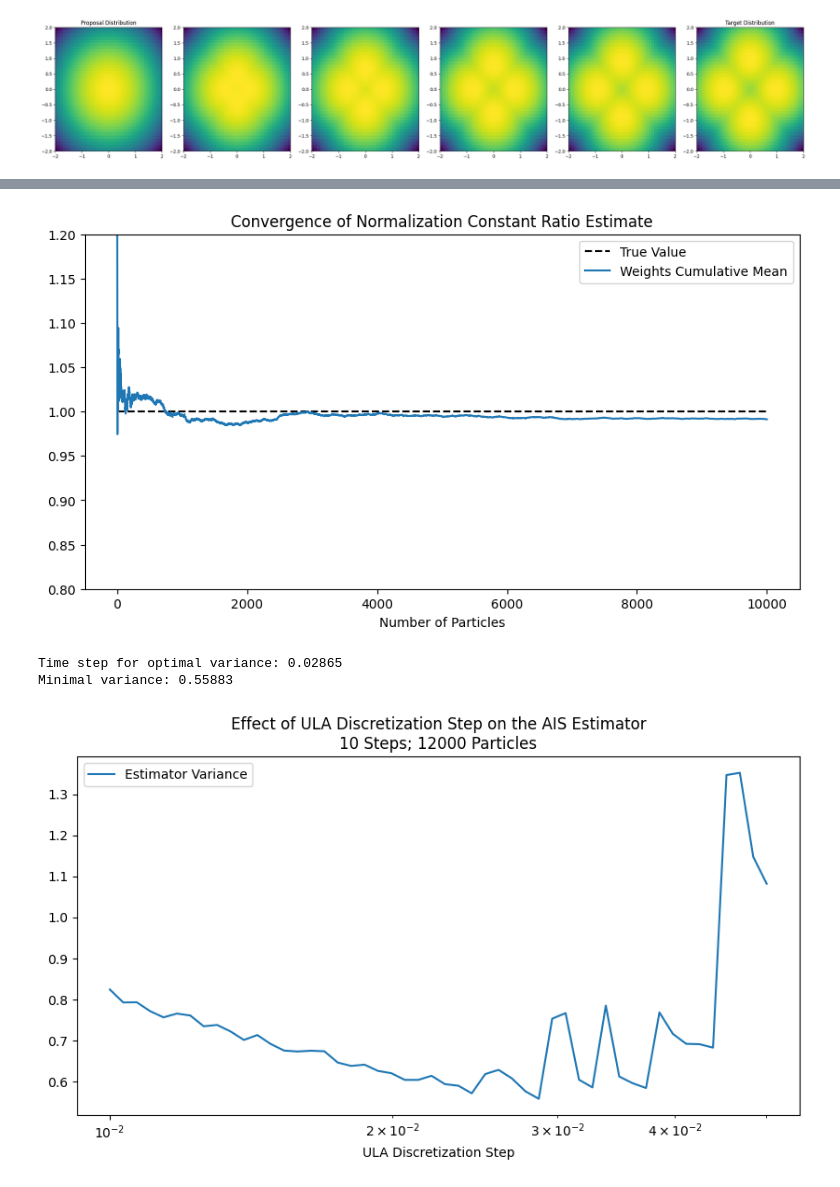
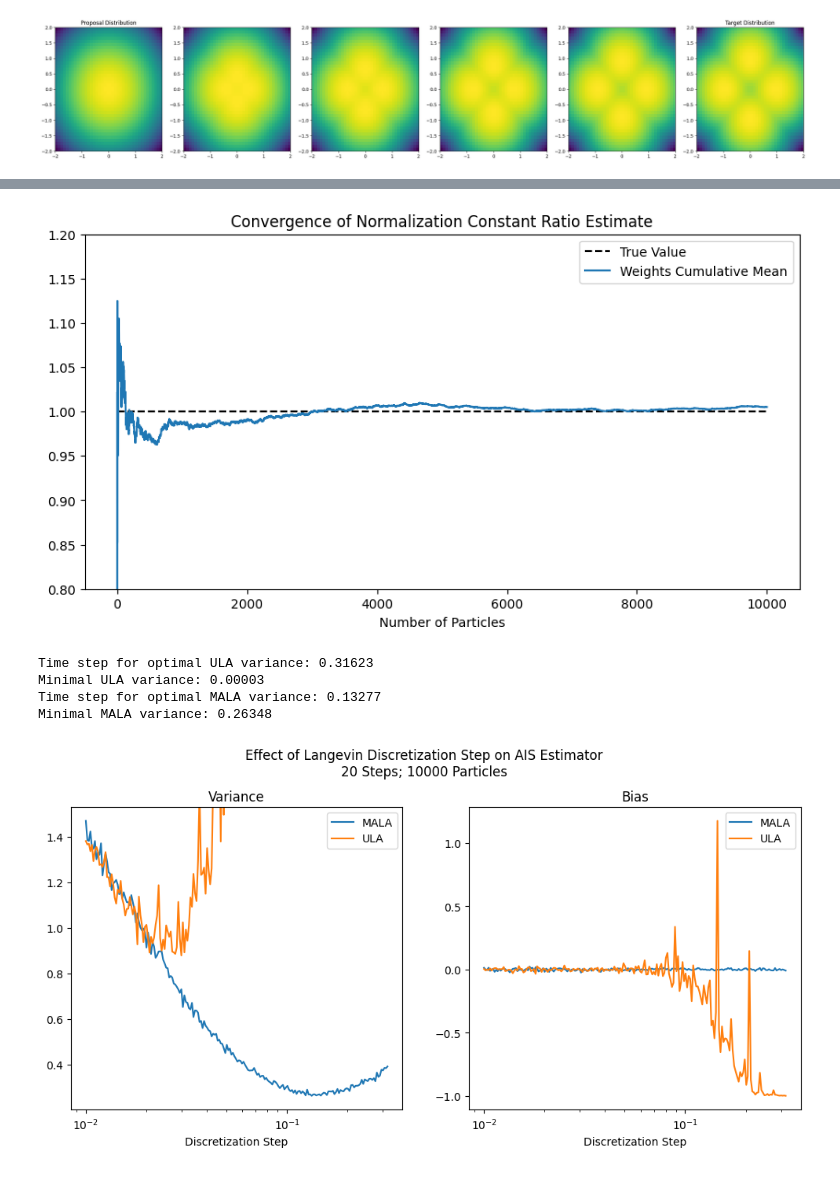
Before and after one commit to xapq/approximate-metropolis-hastings, a Jupyter notebook: notebooks/SequentialMCTest.ipynb, the cells around one changed output, grey strips where cells are left out. Cells and saved outputs as stored; diff of their text form; code cells hidden in the pictures.

Commit message:
Implemented MALA kernel and MALA-AIS

```diff
--- a/notebooks/SequentialMCTest.ipynb
+++ b/notebooks/SequentialMCTest.ipynb
@@ -59,13 +59,19 @@ for t in range(0, n_steps + 1):
 [figure]
 # %%
 # ULA parameters
-time_step = 0.002
+time_step = 0.132
 # AIS parameters
 n_steps = 20
 n_particles = 10000
-transition_kernel = lambda distr: ULAKernel(distr, time_step)
+mh_corrected = True
+transition_kernel = lambda distr: LangevinKernel(distr, time_step, mh_corrected=mh_corrected)
 
-log_weights, ais_samples = run_annealed_importance_sampling(proposal, target, n_steps, n_particles, transition_kernel)
+log_weights, ais_samples = run_annealed_importance_sampling(
+    proposal, target, n_steps,
+    n_particles, transition_kernel,
+    kernel_type='invariant' if mh_corrected else 'almost_invertible',
+    resample=False
+)
 
 fig, axs = plt.subplots(ncols=3, figsize=(15.5, 5))
 marker_s = 4
@@ -121,37 +126,53 @@ ax.set_xlabel('Number of Particles')
 ax.legend()
 ax.set_title('Convergence of Normalization Constant Ratio Estimate');
 # %% [output]
-[figure, old version]
+[figure, new version]
 # %%
 # ULA parameters
-time_step_options = np.logspace(-2, -1.3, 50)
+time_step_options = np.logspace(-2, -0.5, 200)
 # AIS parameters
-n_steps = 10
-n_particles = 12000
+n_steps = 20
+n_particles = 10_000
 
 test_logs = defaultdict(list)
 for time_step in tqdm(time_step_options):
-    transition_kernel = lambda distr: ULAKernel(distr, time_step)
-    log_weights, target_samples = run_annealed_importance_sampling(proposal, target, n_steps, n_particles, transition_kernel)
-    weights = log_weights.exp()
-    test_logs['variance'].append(torch.var(weights))
-    test_logs['bias'].append(torch.mean(weights) - 1)
+    for kernel_name, mh_corrected in zip(['ula', 'mala'], [False, True]):
+        log_mean, variance = ais_langevin_log_norm_constant_ratio(
+            proposal, target, n_steps=n_steps, n_particles=n_particles,
+            time_step=time_step, mh_corrected=mh_corrected, return_variance=True
+        )
+        test_logs[kernel_name + '_variance'].append(variance)
+        test_logs[kernel_name + '_bias'].append(log_mean.exp() - 1)
 
-fig, ax = plt.subplots(figsize=(10, 5))
-ax.set_xscale('log')
-ax.plot(time_step_options, test_logs['variance'], label='Estimator Variance')
-# ax.plot(time_step_options, test_logs['bias'], linestyle='--', label='Estimator Bias')
-# ax.set_yscale('log')
-ax.set_xlabel('ULA Discretization Step')
-ax.legend()
-ax.set_title(f'Effect of ULA Discretization Step on the AIS Estimator\n{n_steps} Steps; {n_particles} Particles');
+fig, axs = plt.subplots(figsize=(12, 5), ncols=2)
+fig.suptitle(f'Effect of Langevin Discretization Step on AIS Estimator\n{n_steps} Steps; {n_particles} Particles', y=1.03)
 
-best_i = np.argmin(test_logs['variance'])
-best_time_step = time_step_options[best_i]
-min_variance = test_logs['variance'][best_i]
-print(f'Time step for optimal variance: {best_time_step:0.5f}')
-print(f'Minimal variance: {min_variance:0.5f}')
+ax = axs[0]
+ax.set_title('Variance')
+ax.plot(time_step_options, test_logs['mala_variance'], label='MALA')
+fylim = ax.get_ylim()
+ax.plot(time_step_options[:-50], test_logs['ula_variance'][:-50], label='ULA')
+ax.set_ylim(*fylim)
+
+ax = axs[1]
+ax.set_title('Bias')
+ax.plot(time_step_options, test_logs['mala_bias'], label='MALA')
+ax.plot(time_step_options, test_logs['ula_bias'], label='ULA')
+
+for ax in axs:
+    ax.set_xlabel('Discretization Step')
+    ax.set_xscale('log')
+    ax.legend()
+
+for kernel_name in ['ula', 'mala']:
+    best_i = np.argmin(test_logs[kernel_name + '_variance'])
+    best_time_step = time_step_options[best_i]
+    min_variance = test_logs[kernel_name + '_variance'][best_i]
+    print(f'Time step for optimal {kernel_name.upper()} variance: {best_time_step:0.5f}')
+    print(f'Minimal {kernel_name.upper()} variance: {min_variance:0.5f}')
 # %% [output]
-Time step for optimal variance: 0.02865
-Minimal variance: 0.55883
+Time step for optimal ULA variance: 0.31623
+Minimal ULA variance: 0.00003
+Time step for optimal MALA variance: 0.13277
+Minimal MALA variance: 0.26348
-[figure, old version]
+[figure, new version]
```
Also changed, not shown: parts of 3 cells of this notebook, 4 other files.
